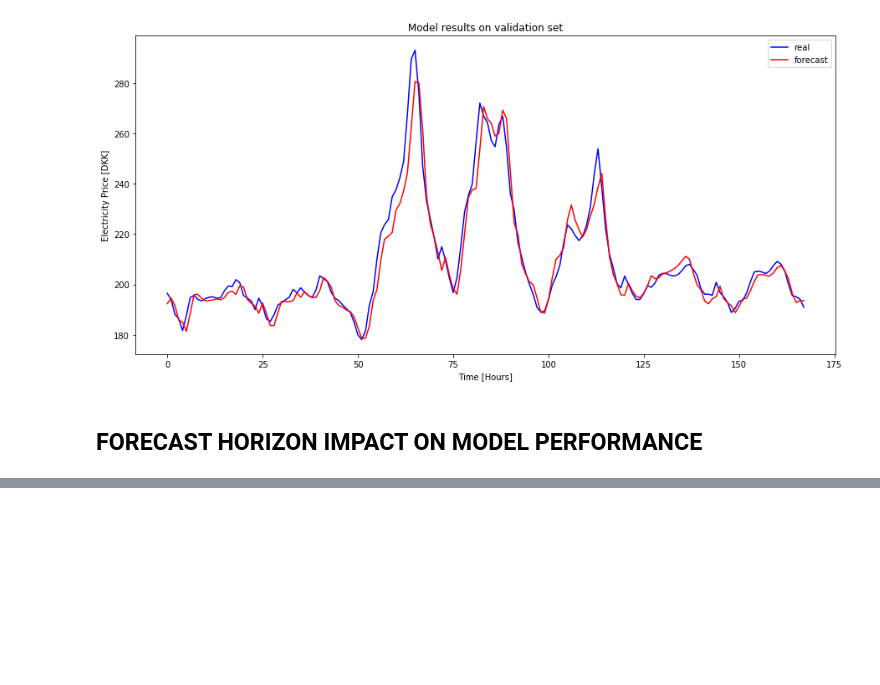
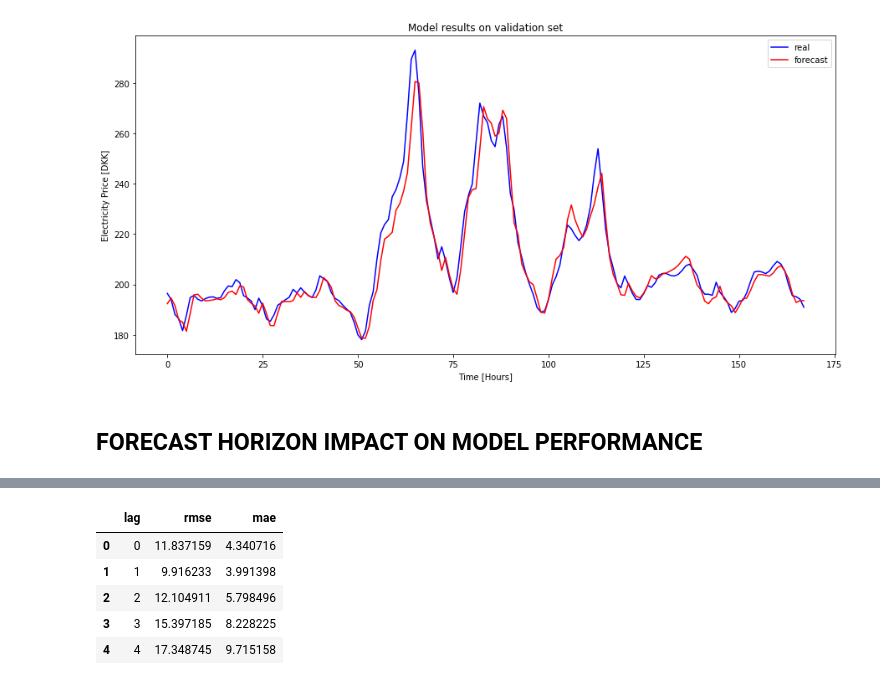
Before and after one commit to matteobonanomi/dsnd-capstone, a Jupyter notebook: notebook/LSTM.ipynb, the cells around one changed output, grey strips where cells are left out. Drawn from its saved outputs; the diff is of its cells as text; code cells hidden in the pictures; blank space fills up the shorter version.

```diff
--- a/notebook/LSTM.ipynb
+++ b/notebook/LSTM.ipynb
@@ -511,0 +499,10 @@ model: time lag 1h, RMSE: 9.916233078613487,MAE: 3.991398453009106
+# %%
+#df_lstm_performance = pd.DataFrame({'lag':range(24),'rmse':rmse_list,'mae':mae_list})
+df_lstm_performance.head()
+# %% [output]
+|  | lag | rmse | mae |
+| 0 | 0 | 11.837159 | 4.340716 |
+| 1 | 1 | 9.916233 | 3.991398 |
+| 2 | 2 | 12.104911 | 5.798496 |
+| 3 | 3 | 15.397185 | 8.228225 |
+| 4 | 4 | 17.348745 | 9.715158 |
```
Also changed, not shown: parts of 2 cells of this notebook, 1 other file.
